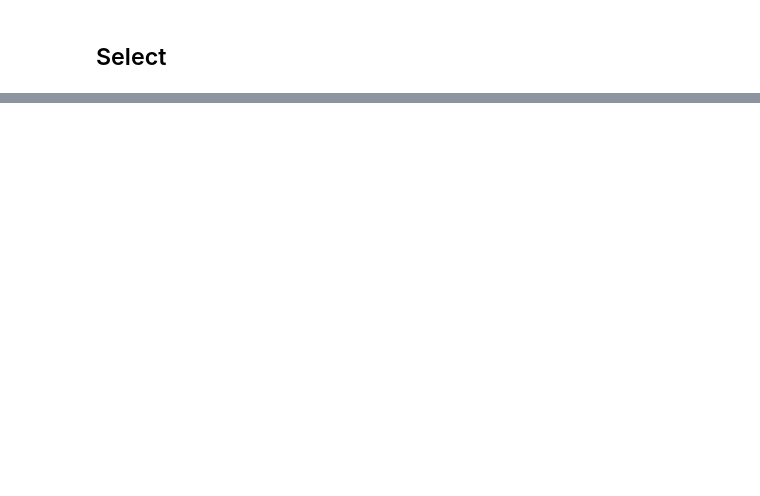
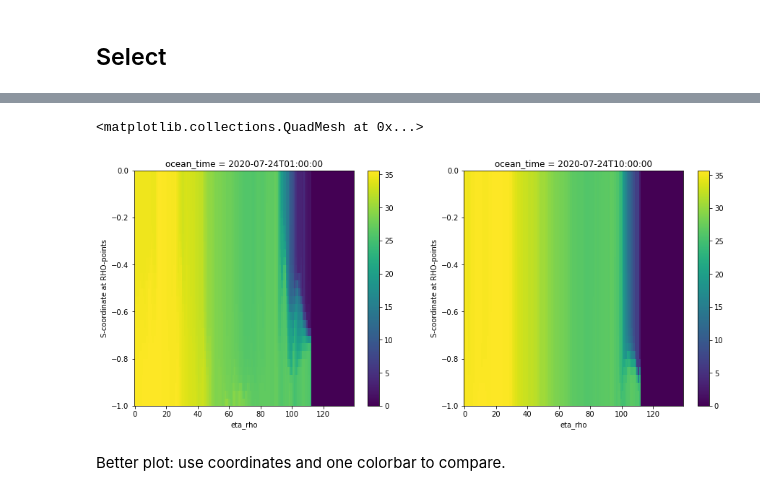
Before and after one commit to xoceanmodel/xroms, a Jupyter notebook: examples/select_data.ipynb, the cells around one changed output, grey strips where cells are left out. Saved outputs shown, nothing was run; the diff lists cells and outputs as text; code cells hidden in the pictures; blank space fills up the shorter version.

```diff
--- a/examples/select_data.ipynb
+++ b/examples/select_data.ipynb
@@ -15,6 +18,9 @@ More information at in [load_data notebook](load_data.ipynb)
 loc = 'http://barataria.tamu.edu:8080/thredds/dodsC/forecast_latest/txla2_his_f_latest.nc'
 chunks = {'ocean_time':1}
 ds = xr.open_dataset(loc, chunks=chunks)
+# %%
+# set up grid
+ds, grid = xroms.roms_dataset(ds)
 # %%
 ds
 # %% [output]
@@ -430,0 +364,12 @@ compute vs. persist
+# %%
+# want salinity along this constant value
+lon0 = -91.5
+
+# This is the array we want projected onto the longitude value.
+# Note that we are requesting multiple times at once.
+dss = ds.isel(ocean_time=slice(0,10), eta_rho=slice(50,-1))
+
+# Projecting 3rd input onto constant value lon0 in iso_array ds.lon_rho
+sl = xroms.utilities.xisoslice(dss.lon_rho, lon0, dss.salt, 'xi_rho')
+
+sl
@@ -430,0 +401,10 @@ compute vs. persist
+# %%
+fig, axes = plt.subplots(1, 2, figsize=(15,6))
+
+sl.isel(ocean_time=0).plot(ax=axes[0])
+sl.isel(ocean_time=-1).plot(ax=axes[1])
+# %% [output]
+<matplotlib.collections.QuadMesh at 0x...>
+[figure, added]
+# %% [markdown]
+Better plot: use coordinates and one colorbar to compare.
```
Also changed, not shown: parts of 51 cells of this notebook.
